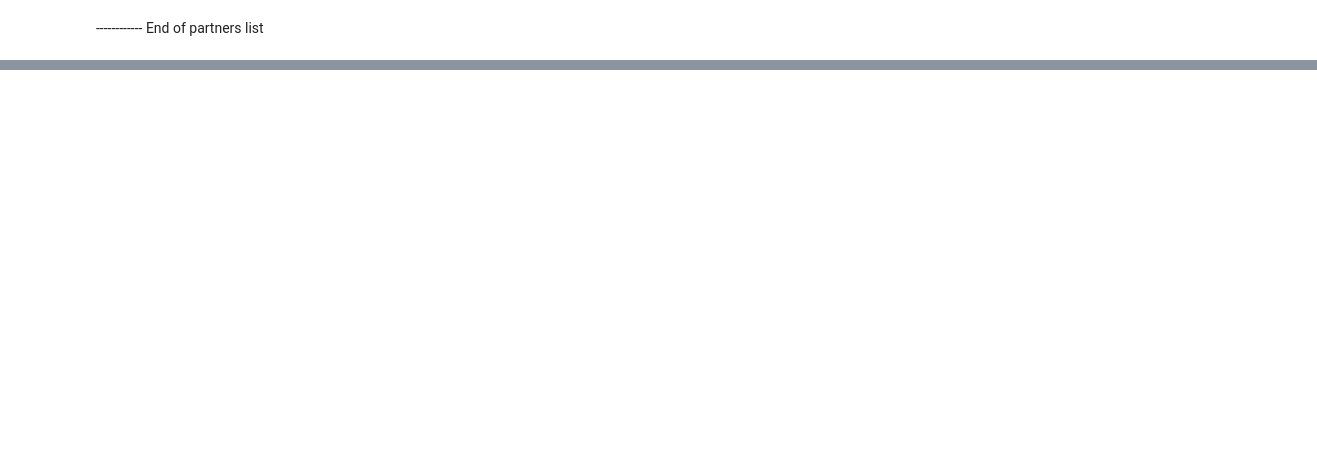
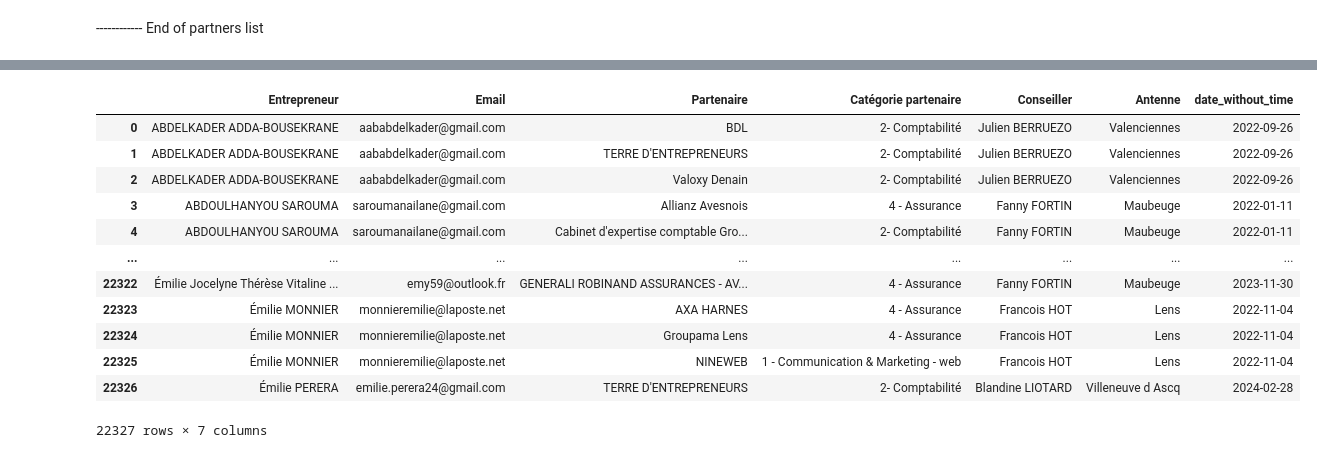
Before and after one commit to ArnaudSibilleHub/Leads_Analysis, a Jupyter notebook: list clics.ipynb, the cells around one changed output, grey strips where cells are left out. Drawn from its saved outputs; the diff is of its cells as text; code cells hidden in the pictures; blank space fills up the shorter version.

```diff
--- a/list clics.ipynb
+++ b/list clics.ipynb
@@ -119,7 +353,22 @@ list_unduplicated_unblanked
 # %%
 #erase useless columns and reset index
-list_cleaned = list_unduplicated_unblanked.drop(columns=['Telephone', 'BGE Club', 'Contact partenaire', 'Date mise en relation', 'A été contacté', 'A eu un échange', 'Note'] )
-list_cleaned = list_cleaned.reset_index(drop=True)
+list_cleaned = list_unduplicated_unblanked.drop(columns=['Telephone', 'BGE Club', 'Contact partenaire', 'A été contacté', 'A eu un échange', 'Note'] )
+list_cleaned = pd.DataFrame(list_cleaned.reset_index(drop=True))
+list_cleaned
+# %% [output]
+|  | Entrepreneur | Email | Partenaire | Catégorie partenaire | Conseiller | Antenne | date_without_time |
+| 0 | ABDELKADER ADDA-BOUSEKRANE | aababdelkader@gmail.com | BDL | 2- Comptabilité | Julien BERRUEZO | Valenciennes | 2022-09-26 |
+| 1 | ABDELKADER ADDA-BOUSEKRANE | aababdelkader@gmail.com | TERRE D'ENTREPRENEURS | 2- Comptabilité | Julien BERRUEZO | Valenciennes | 2022-09-26 |
+| 2 | ABDELKADER ADDA-BOUSEKRANE | aababdelkader@gmail.com | Valoxy Denain | 2- Comptabilité | Julien BERRUEZO | Valenciennes | 2022-09-26 |
+| 3 | ABDOULHANYOU SAROUMA | saroumanailane@gmail.com | Allianz Avesnois | 4 - Assurance | Fanny FORTIN | Maubeuge | 2022-01-11 |
+| 4 | ABDOULHANYOU SAROUMA | saroumanailane@gmail.com | Cabinet d'expertise comptable Gro... | 2- Comptabilité | Fanny FORTIN | Maubeuge | 2022-01-11 |
+| ... | ... | ... | ... | ... | ... | ... | ... |
+| 22322 | Émilie Jocelyne Thérèse Vitaline ... | emy59@outlook.fr | GENERALI ROBINAND ASSURANCES - AV... | 4 - Assurance | Fanny FORTIN | Maubeuge | 2023-11-30 |
+| 22323 | Émilie MONNIER | monnieremilie@laposte.net | AXA HARNES | 4 - Assurance | Francois HOT | Lens | 2022-11-04 |
+| 22324 | Émilie MONNIER | monnieremilie@laposte.net | Groupama Lens | 4 - Assurance | Francois HOT | Lens | 2022-11-04 |
+| 22325 | Émilie MONNIER | monnieremilie@laposte.net | NINEWEB | 1 - Communication & Marketing - web | Francois HOT | Lens | 2022-11-04 |
+| 22326 | Émilie PERERA | emilie.perera24@gmail.com | TERRE D'ENTREPRENEURS | 2- Comptabilité | Blandine LIOTARD | Villeneuve d Ascq | 2024-02-28 |
+22327 rows × 7 columns
 # %%
 from unidecode import unidecode
 
```
Also changed, not shown: parts of 26 cells of this notebook.
